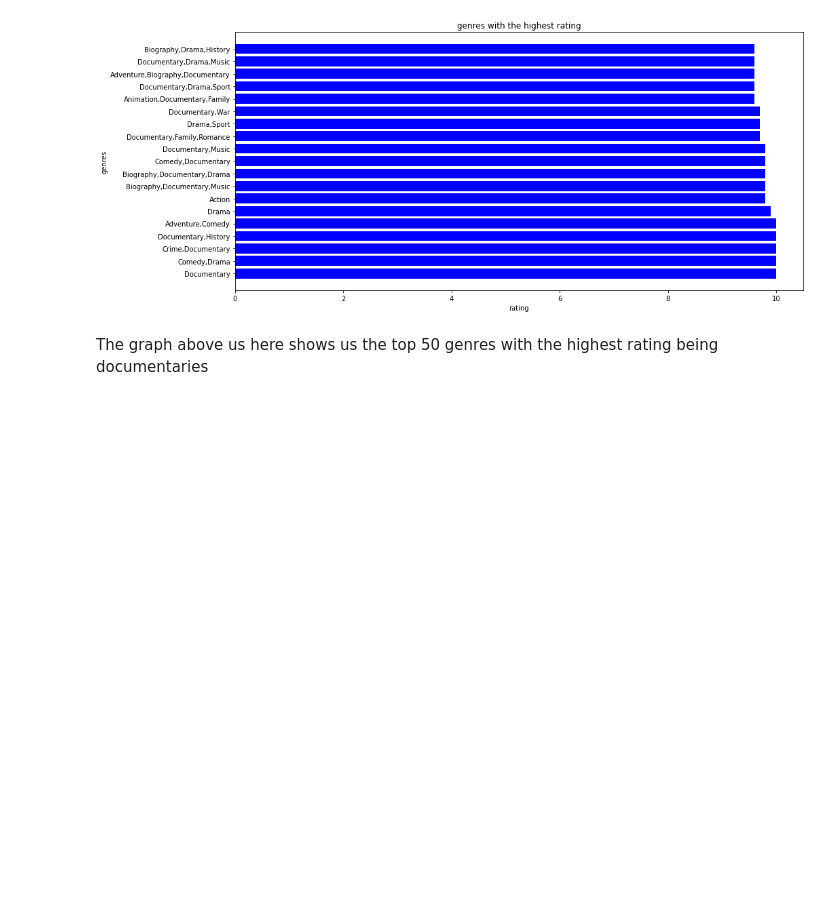
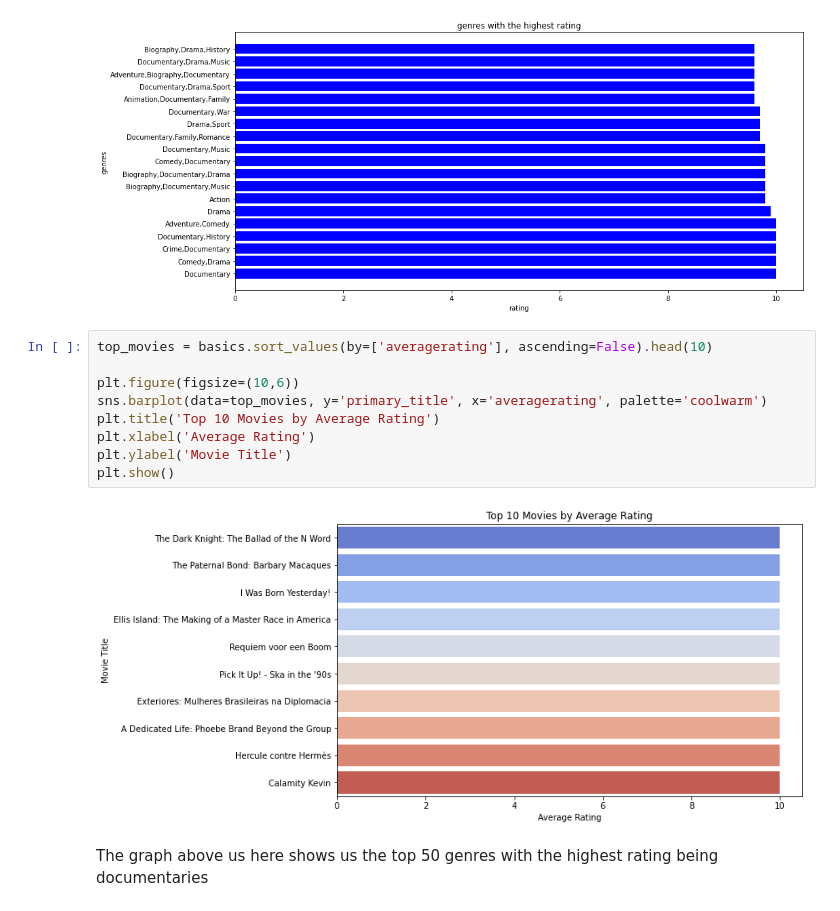
Before and after one commit to Graham-49/Phase2-project, a Jupyter notebook: notebooks/beauttah.ipynb, the cells around one changed output. Cells and saved outputs as stored; diff of their text form; blank space fills up the shorter version.

Commit message:
added other visualizations

```diff
--- a/notebooks/beauttah.ipynb
+++ b/notebooks/beauttah.ipynb
@@ -200,5 +200,16 @@ plt.ylabel("genres")
 plt.show()
 # %% [output]
 [figure]
+# %%
+top_movies = basics.sort_values(by=['averagerating'], ascending=False).head(10)
+
+plt.figure(figsize=(10,6))
+sns.barplot(data=top_movies, y='primary_title', x='averagerating', palette='coolwarm')
+plt.title('Top 10 Movies by Average Rating')
+plt.xlabel('Average Rating')
+plt.ylabel('Movie Title')
+plt.show()
+# %% [output]
+[figure, added]
 # %% [markdown]
 The graph above us here shows us the top 50 genres with the highest rating being documentaries
```
Also changed, not shown: parts of 3 cells of this notebook.
